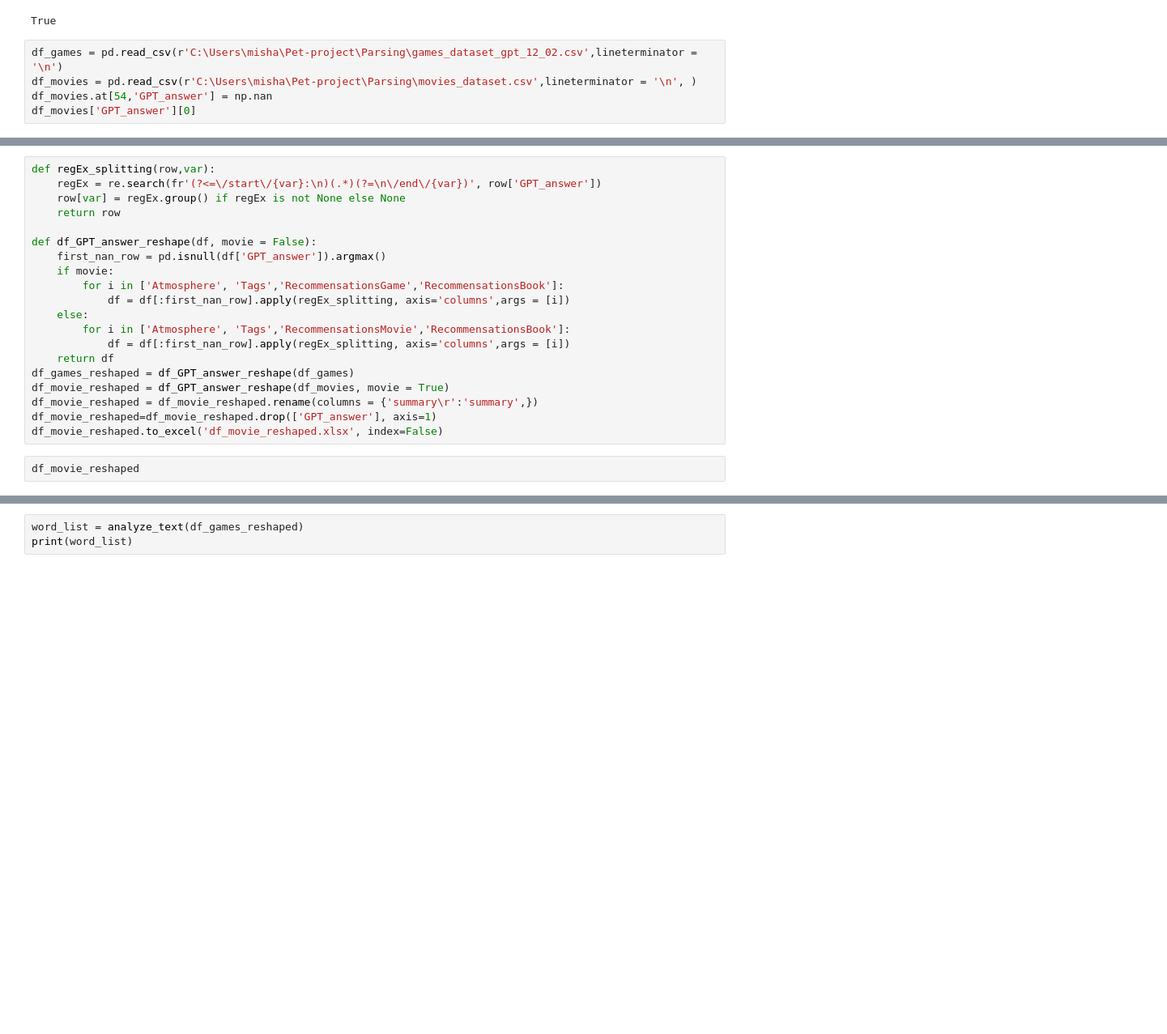
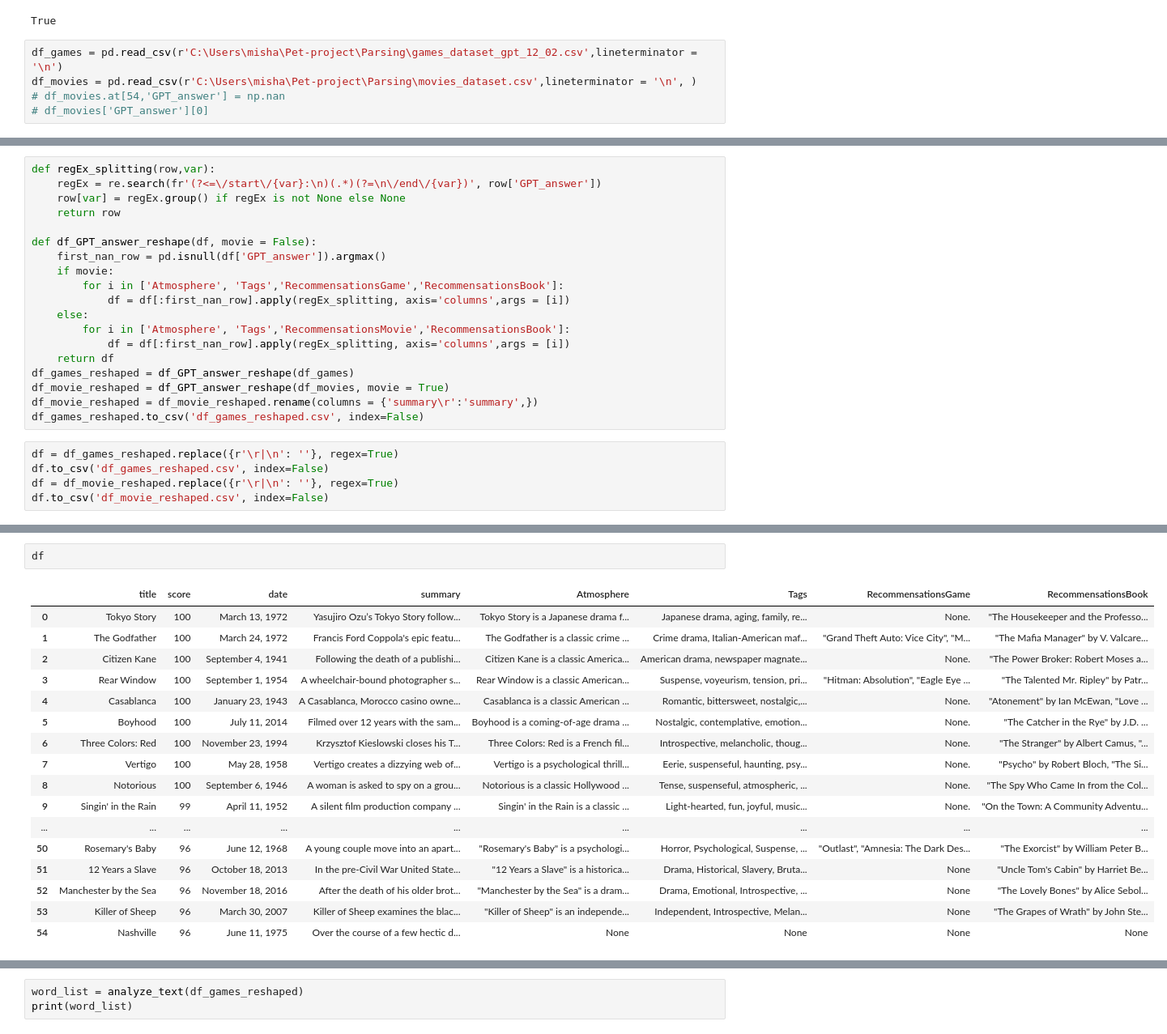
Before and after one commit to MikhailZuevMist/recommendation-Pet-project, a Jupyter notebook: Processing and analysis/Processing and analysis GPD answer.ipynb, the cells around one changed output, grey strips where cells are left out. Shown at 81% size. Cells and saved outputs as stored; diff of their text form; blank space fills up the shorter version.

```diff
--- a/Processing and analysis/Processing and analysis GPD answer.ipynb
+++ b/Processing and analysis/Processing and analysis GPD answer.ipynb
@@ -19,5 +19,5 @@ True
 # %%
 df_games = pd.read_csv(r'C:\Users\misha\Pet-project\Parsing\games_dataset_gpt_12_02.csv',lineterminator = '\n')
 df_movies = pd.read_csv(r'C:\Users\misha\Pet-project\Parsing\movies_dataset.csv',lineterminator = '\n', )
-df_movies.at[54,'GPT_answer'] = np.nan
-df_movies['GPT_answer'][0]
+# df_movies.at[54,'GPT_answer'] = np.nan
+# df_movies['GPT_answer'][0]
@@ -41,7 +39,9 @@ def df_GPT_answer_reshape(df, movie = False):
 df_games_reshaped = df_GPT_answer_reshape(df_games)
 df_movie_reshaped = df_GPT_answer_reshape(df_movies, movie = True)
 df_movie_reshaped = df_movie_reshaped.rename(columns = {'summary\r':'summary',})
-df_movie_reshaped=df_movie_reshaped.drop(['GPT_answer'], axis=1)
-df_movie_reshaped.to_excel('df_movie_reshaped.xlsx', index=False)
+df_games_reshaped.to_csv('df_games_reshaped.csv', index=False)
 # %%
-df_movie_reshaped
+df = df_games_reshaped.replace({r'\r|\n': ''}, regex=True)
+df.to_csv('df_games_reshaped.csv', index=False)
+df = df_movie_reshaped.replace({r'\r|\n': ''}, regex=True)
+df.to_csv('df_movie_reshaped.csv', index=False)
@@ -66,3 +48,23 @@ df_movie_reshaped
+# %%
+df
+# %% [output]
+|  | title | score | date | summary | Atmosphere | Tags | RecommensationsGame | RecommensationsBook |
+| 0 | Tokyo Story | 100 | March 13, 1972 | Yasujiro Ozu’s Tokyo Story follow... | Tokyo Story is a Japanese drama f... | Japanese drama, aging, family, re... | None. | "The Housekeeper and the Professo... |
+| 1 | The Godfather | 100 | March 24, 1972 | Francis Ford Coppola's epic featu... | The Godfather is a classic crime ... | Crime drama, Italian-American maf... | "Grand Theft Auto: Vice City", "M... | "The Mafia Manager" by V. Valcare... |
+| 2 | Citizen Kane | 100 | September 4, 1941 | Following the death of a publishi... | Citizen Kane is a classic America... | American drama, newspaper magnate... | None. | "The Power Broker: Robert Moses a... |
+| 3 | Rear Window | 100 | September 1, 1954 | A wheelchair-bound photographer s... | Rear Window is a classic American... | Suspense, voyeurism, tension, pri... | "Hitman: Absolution", "Eagle Eye ... | "The Talented Mr. Ripley" by Patr... |
+| 4 | Casablanca | 100 | January 23, 1943 | A Casablanca, Morocco casino owne... | Casablanca is a classic American ... | Romantic, bittersweet, nostalgic,... | None. | "Atonement" by Ian McEwan, "Love ... |
+| 5 | Boyhood | 100 | July 11, 2014 | Filmed over 12 years with the sam... | Boyhood is a coming-of-age drama ... | Nostalgic, contemplative, emotion... | None. | "The Catcher in the Rye" by J.D. ... |
+| 6 | Three Colors: Red | 100 | November 23, 1994 | Krzysztof Kieslowski closes his T... | Three Colors: Red is a French fil... | Introspective, melancholic, thoug... | None. | "The Stranger" by Albert Camus, "... |
+| 7 | Vertigo | 100 | May 28, 1958 | Vertigo creates a dizzying web of... | Vertigo is a psychological thrill... | Eerie, suspenseful, haunting, psy... | None. | "Psycho" by Robert Bloch, "The Si... |
+| 8 | Notorious | 100 | September 6, 1946 | A woman is asked to spy on a grou... | Notorious is a classic Hollywood ... | Tense, suspenseful, atmospheric, ... | None. | "The Spy Who Came In from the Col... |
+| 9 | Singin' in the Rain | 99 | April 11, 1952 | A silent film production company ... | Singin' in the Rain is a classic ... | Light-hearted, fun, joyful, music... | None. | "On the Town: A Community Adventu... |
+| ... | ... | ... | ... | ... | ... | ... | ... | ... |
+| 50 | Rosemary's Baby | 96 | June 12, 1968 | A young couple move into an apart... | "Rosemary's Baby" is a psychologi... | Horror, Psychological, Suspense, ... | "Outlast", "Amnesia: The Dark Des... | "The Exorcist" by William Peter B... |
+| 51 | 12 Years a Slave | 96 | October 18, 2013 | In the pre-Civil War United State... | "12 Years a Slave" is a historica... | Drama, Historical, Slavery, Bruta... | None | "Uncle Tom's Cabin" by Harriet Be... |
+| 52 | Manchester by the Sea | 96 | November 18, 2016 | After the death of his older brot... | "Manchester by the Sea" is a dram... | Drama, Emotional, Introspective, ... | None | "The Lovely Bones" by Alice Sebol... |
+| 53 | Killer of Sheep | 96 | March 30, 2007 | Killer of Sheep examines the blac... | "Killer of Sheep" is an independe... | Independent, Introspective, Melan... | None | "The Grapes of Wrath" by John Ste... |
+| 54 | Nashville | 96 | June 11, 1975 | Over the course of a few hectic d... | None | None | None | None |
 # %%
 def get_word_counts(df, pos_tags):
     word_counts = Counter()
```
Also changed, not shown: parts of 2 cells of this notebook, 6 other files.
